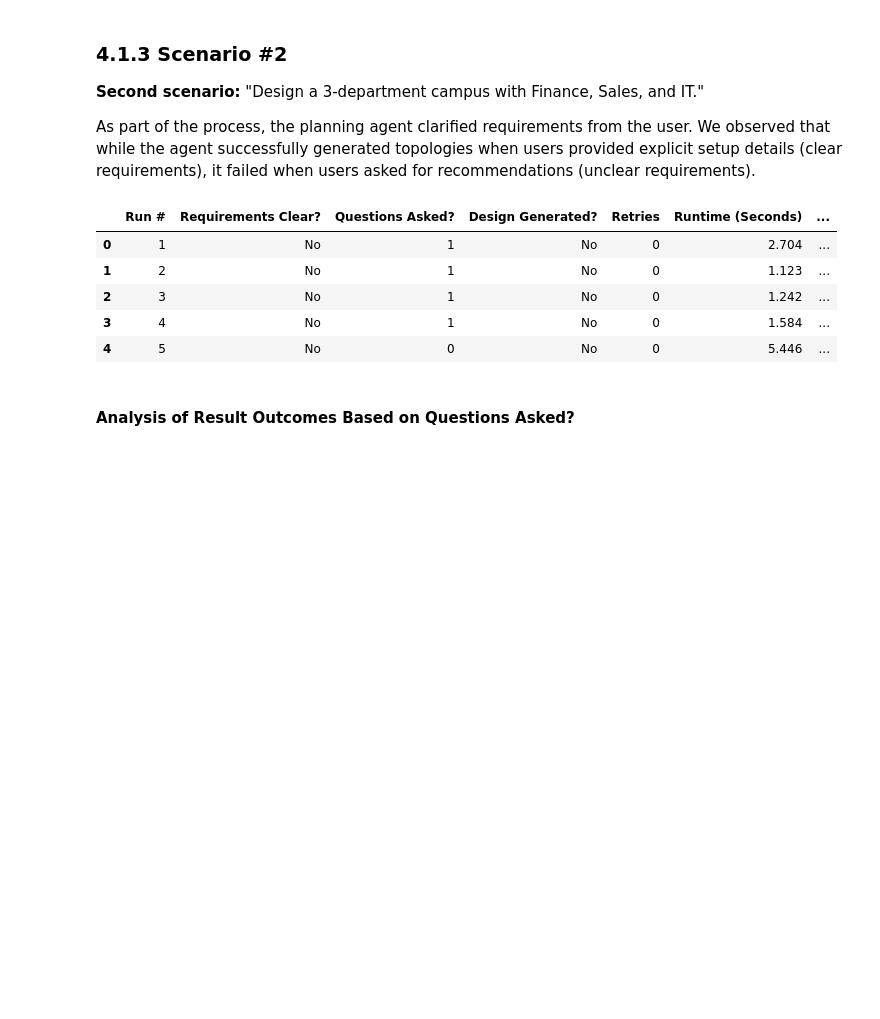
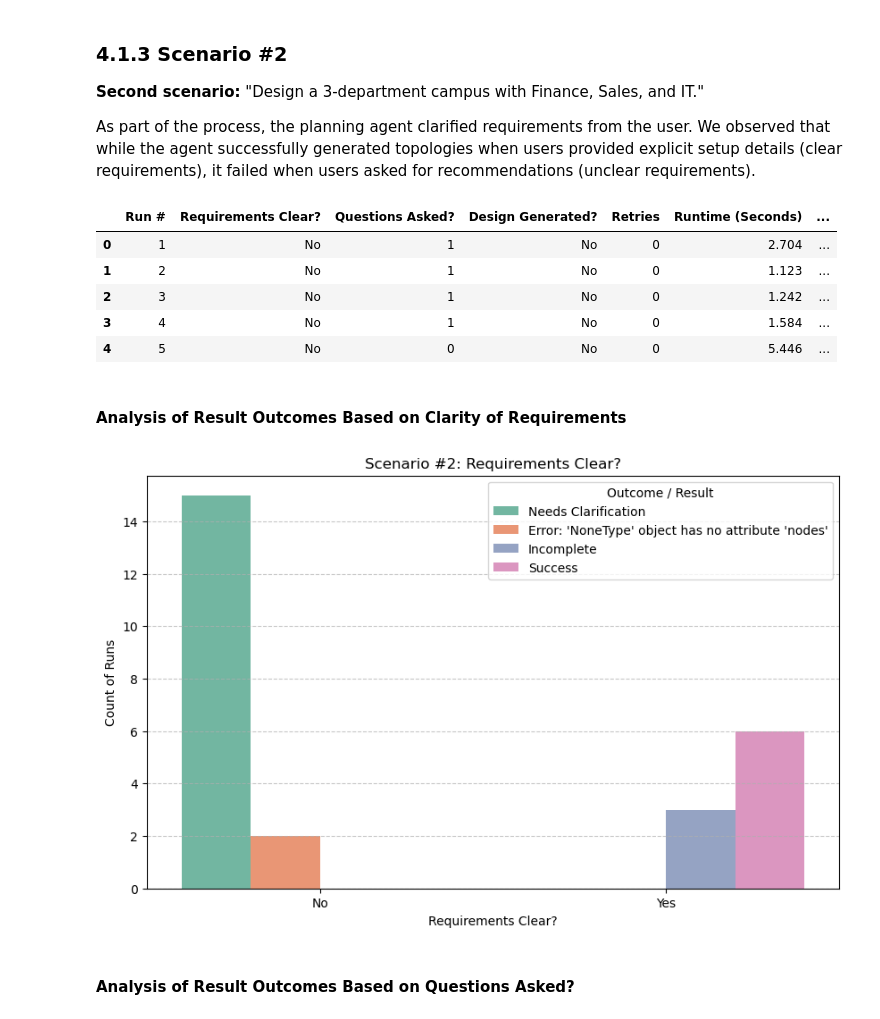
Before and after one commit to Abdisamad001/TopoScribe-AI, a Jupyter notebook: backend/data/scenario-analysis.ipynb, the cells around one changed output. Cells and saved outputs as stored; diff of their text form; code cells hidden in the pictures; blank space fills up the shorter version.

Commit message:
Scenario-2 Updated

```diff
--- a/backend/data/scenario-analysis.ipynb
+++ b/backend/data/scenario-analysis.ipynb
@@ -18,6 +18,18 @@ df.head()
 | 2 | 3 | No | 1 | No | 0 | 1.242 | ... |
 | 3 | 4 | No | 1 | No | 0 | 1.584 | ... |
 | 4 | 5 | No | 0 | No | 0 | 5.446 | ... |
+# %% [markdown]
+#### Analysis of Result Outcomes Based on Clarity of Requirements
+# %%
+plt.figure(figsize=(10, 6))
+sns.countplot(data=df, x='Requirements Clear?', hue='Result', palette='Set2')
+plt.title('Scenario #2: Requirements Clear?')
+plt.ylabel('Count of Runs')
+plt.legend(title='Outcome / Result')
+plt.grid(axis='y', linestyle='--', alpha=0.7)
+plt.show()
+# %% [output]
+[figure, added]
 # %% [markdown]
 #### Analysis of Result Outcomes Based on Questions Asked?
 # %%
```
Also changed, not shown: parts of 1 cell of this notebook.
